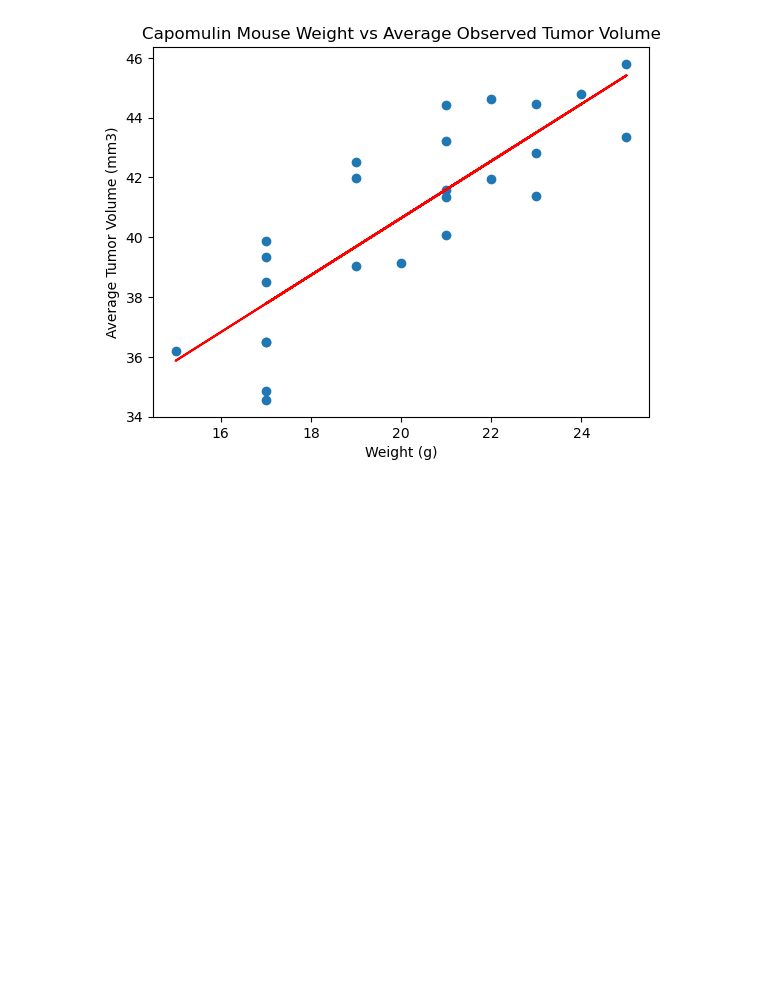
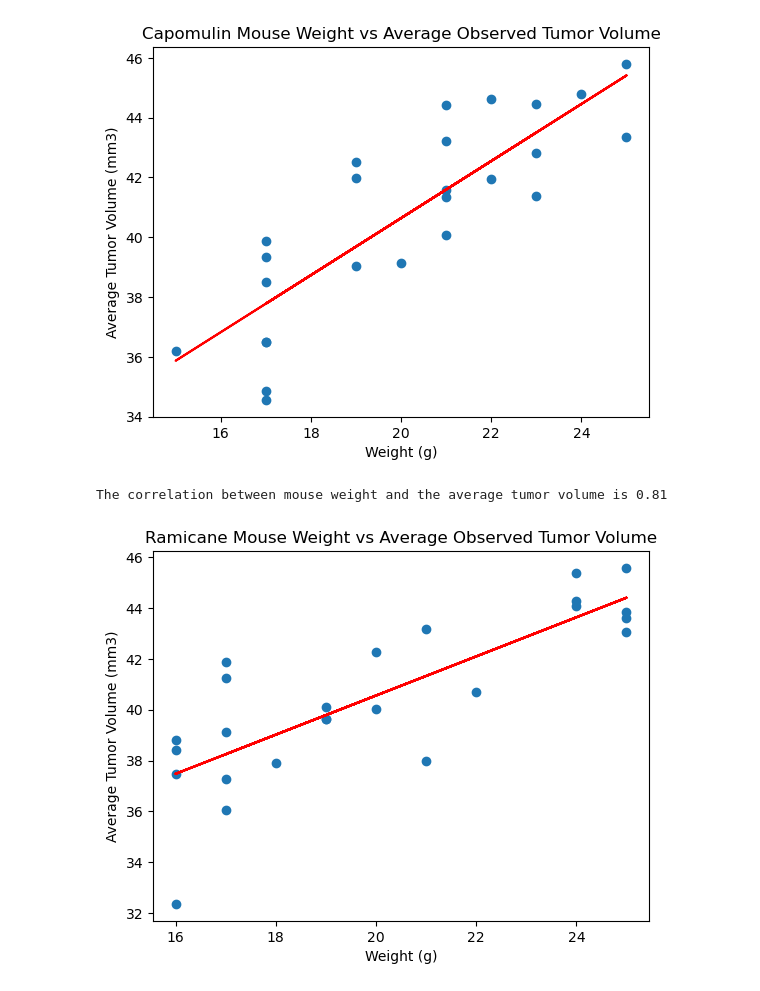
Before and after one commit to kbumadianne/homework5, a Jupyter notebook: Pymaceuticals/pymaceuticals_solution.ipynb, the cells around one changed output. Saved outputs shown, nothing was run; the diff lists cells and outputs as text; code cells hidden in the pictures; blank space fills up the shorter version.

```diff
--- a/Pymaceuticals/pymaceuticals_solution.ipynb
+++ b/Pymaceuticals/pymaceuticals_solution.ipynb
@@ -359,3 +362,25 @@ print(f'The correlation between mouse weight and the average tumor volume is {r_
 # %% [output]
 The correlation between mouse weight and the average tumor volume is 0.84
 [figure]
+# %%
+# Filter to Ramicane
+ramicane_df = clean_data_df[clean_data_df['Drug Regimen'] == 'Ramicane']
+
+# calculate the average tumor volume by mouse weight
+avg_tumor_volume2 = ramicane_df.groupby(['Mouse ID'])[['Weight (g)','Tumor Volume (mm3)']].mean()
+
+slope, intercept, r_value, p_value, std_err = st.linregress(avg_tumor_volume2['Weight (g)'], avg_tumor_volume2['Tumor Volume (mm3)'])
+
+regression_line = slope * avg_tumor_volume2['Weight (g)'] + intercept
+# Scatter Plot
+plt.scatter(avg_tumor_volume2['Weight (g)'], avg_tumor_volume2['Tumor Volume (mm3)'])
+plt.title('Ramicane Mouse Weight vs Average Observed Tumor Volume')
+plt.plot(avg_tumor_volume2['Weight (g)'], regression_line, color='red')
+plt.xlabel('Weight (g)')
+plt.ylabel('Average Tumor Volume (mm3)')
+
+
+print(f'The correlation between mouse weight and the average tumor volume is {r_value:.2f}')
+# %% [output]
+The correlation between mouse weight and the average tumor volume is 0.81
+[figure, added]
```
Also changed, not shown: parts of 2 cells of this notebook, 1 other file.
